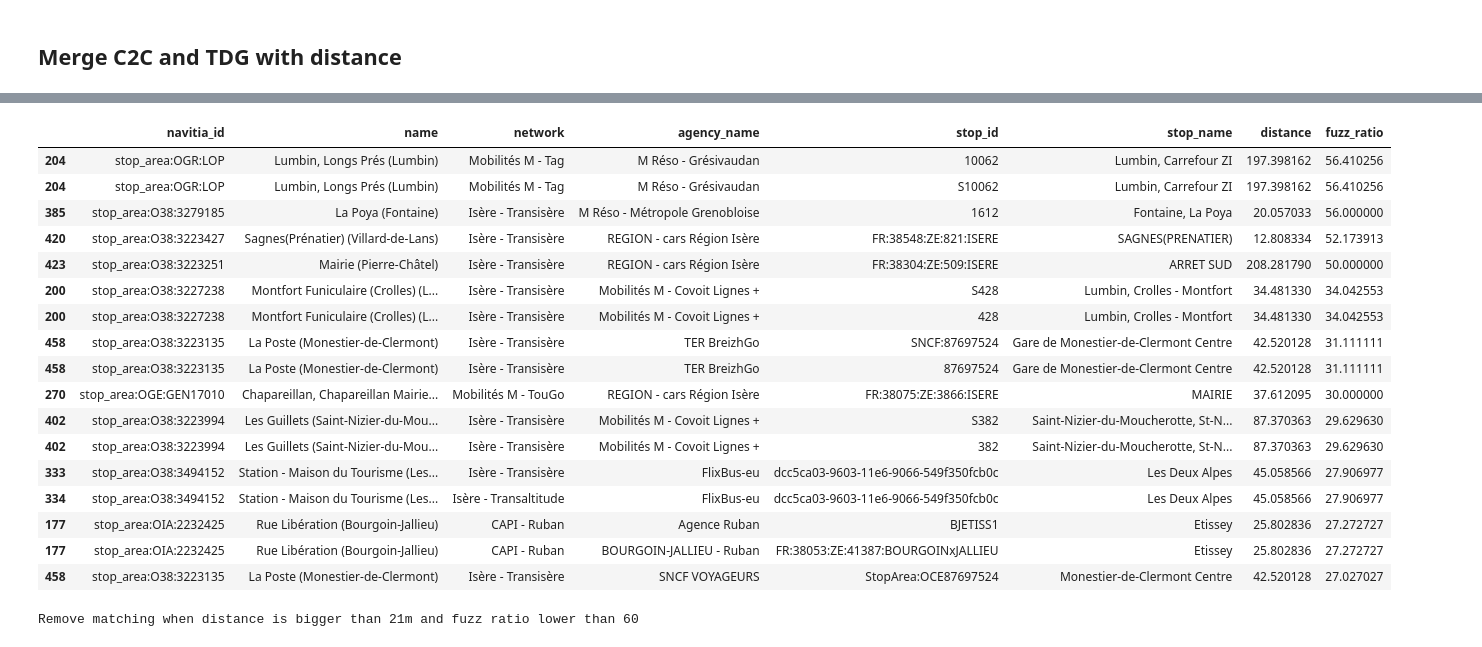
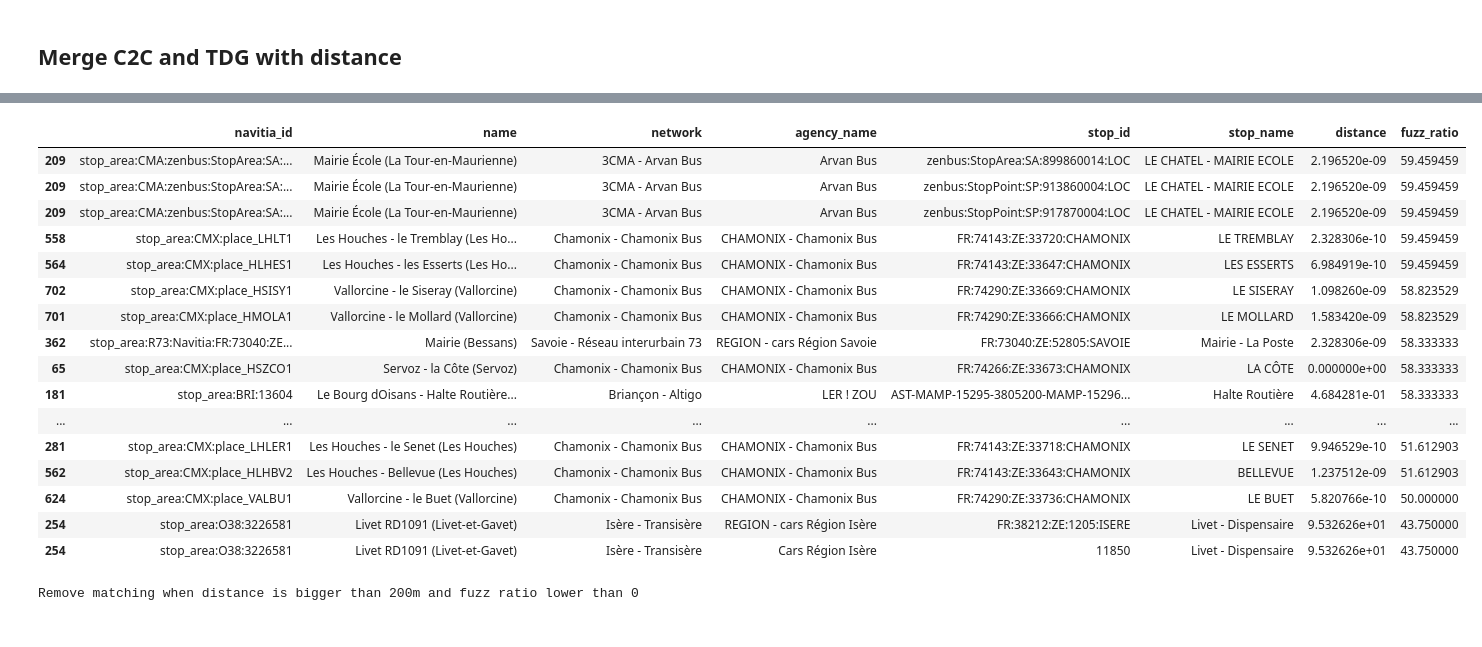
Before and after one commit to data-for-good-grenoble/mobilite_durable, a Jupyter notebook: src/notebooks/2025-11-04_NicolasGrosjean_compare_datasets.ipynb, the cells around one changed output, grey strips where cells are left out. Drawn from its saved outputs; the diff is of its cells as text; code cells hidden in the pictures.

```diff
--- a/src/notebooks/2025-11-04_NicolasGrosjean_compare_datasets.ipynb
+++ b/src/notebooks/2025-11-04_NicolasGrosjean_compare_datasets.ipynb
@@ -32,3 +43,5 @@ from src.settings import EPSG_WEB_MERCATOR, EPSG_WGS84
+# %%
+area_codes = ["38", "73", "74"]  # Isère, Savoie, Haute-Savoie
 # %%
 from src.processors.c2c import C2CBusStopsProcessor
 # %%
@@ -43,0 +61,14 @@ c2c_stops_gdf.head()
+# %%
+c2c_stops_df = (
+    gpd.sjoin(
+        c2c_stops_gdf.to_crs(EPSG_WGS84),
+        area_gdf[area_gdf["code"].isin(area_codes)].to_crs(EPSG_WGS84),
+    )
+    .loc[:, ["navitia_id"]]
+    .drop_duplicates()
+    .merge(c2c_stops_gdf, on="navitia_id", how="inner")
+)
+c2c_stops_gdf = gpd.GeoDataFrame(
+    c2c_stops_df, geometry="geometry", crs="EPSG:3857"
+)  # TODO: Remove this line when C2CBusStopsProcessor fixed
+print(f"{len(c2c_stops_gdf)} bus stops after area filtering")
@@ -83,7 +116,12 @@ len(c2c_expanded_stops_gdf["navitia_id"].unique())
 # %%
-tdg_stops_gdf = gpd.read_parquet(
-    os.path.join(os.getcwd(), "src/data/transportdatagouv/stops_38.parquet")
-)
+tdg_stops_gdf_list = []
+for area_code in ["38", "73", "74"]:
+    tdg_stops_gdf_list.append(
+        gpd.read_parquet(
+            os.path.join(os.getcwd(), f"src/data/transportdatagouv/stops_{area_code}.parquet")
+        )
+    )
+tdg_stops_gdf = pd.concat(tdg_stops_gdf_list, ignore_index=True)
 tdg_stops_gdf.head()
 # %% [output]
 |  | agency_id | agency_name | stop_id | stop_name | stop_code | stop_desc | stop_lines | geometry |
@@ -212,4 +244,4 @@ c2c_tdg_stops_gdf_sorted[c2c_tdg_stops_gdf_sorted["distance"] > 200]
 # %%
-c2c_tdg_max_dist = 220  # m
+c2c_tdg_max_dist = 200  # m
 print(f"Remove matching at distance bigger than {c2c_tdg_max_dist}m")
 # %% [output]
@@ -227,36 +259,35 @@ plt.show()
 # %%
-# Explore bad fuzzy matching with some distance
+# Explore bad fuzzy matching
 c2c_tdg_stops_gdf2_sorted = c2c_tdg_stops_gdf2[
-    (c2c_tdg_stops_gdf2["fuzz_ratio"] < 60) & (c2c_tdg_stops_gdf2["distance"] > 10)
+    c2c_tdg_stops_gdf2["fuzz_ratio"] < 60
 ].sort_values("fuzz_ratio", ascending=False)
 c2c_tdg_stops_gdf2_sorted[interesting_columns2]
 # %% [output]
 |  | navitia_id | name | network | agency_name | stop_id | stop_name | distance | fuzz_ratio |
-| 204 | stop_area:OGR:LOP | Lumbin, Longs Prés (Lumbin) | Mobilités M - Tag | M Réso - Grésivaudan | 10062 | Lumbin, Carrefour ZI | 197.398162 | 56.410256 |
-| 204 | stop_area:OGR:LOP | Lumbin, Longs Prés (Lumbin) | Mobilités M - Tag | M Réso - Grésivaudan | S10062 | Lumbin, Carrefour ZI | 197.398162 | 56.410256 |
-| 385 | stop_area:O38:3279185 | La Poya (Fontaine) | Isère - Transisère | M Réso - Métropole Grenobloise | 1612 | Fontaine, La Poya | 20.057033 | 56.000000 |
-| 420 | stop_area:O38:3223427 | Sagnes(Prénatier) (Villard-de-Lans) | Isère - Transisère | REGION - cars Région Isère | FR:38548:ZE:821:ISERE | SAGNES(PRENATIER) | 12.808334 | 52.173913 |
-| 423 | stop_area:O38:3223251 | Mairie (Pierre-Châtel) | Isère - Transisère | REGION - cars Région Isère | FR:38304:ZE:509:ISERE | ARRET SUD | 208.281790 | 50.000000 |
-| 200 | stop_area:O38:3227238 | Montfort Funiculaire (Crolles) (L... | Isère - Transisère | Mobilités M - Covoit Lignes + | S428 | Lumbin, Crolles - Montfort | 34.481330 | 34.042553 |
-| 200 | stop_area:O38:3227238 | Montfort Funiculaire (Crolles) (L... | Isère - Transisère | Mobilités M - Covoit Lignes + | 428 | Lumbin, Crolles - Montfort | 34.481330 | 34.042553 |
-| 458 | stop_area:O38:3223135 | La Poste (Monestier-de-Clermont) | Isère - Transisère | TER BreizhGo | SNCF:87697524 | Gare de Monestier-de-Clermont Centre | 42.520128 | 31.111111 |
-| 458 | stop_area:O38:3223135 | La Poste (Monestier-de-Clermont) | Isère - Transisère | TER BreizhGo | 87697524 | Gare de Monestier-de-Clermont Centre | 42.520128 | 31.111111 |
-| 270 | stop_area:OGE:GEN17010 | Chapareillan, Chapareillan Mairie... | Mobilités M - TouGo | REGION - cars Région Isère | FR:38075:ZE:3866:ISERE | MAIRIE | 37.612095 | 30.000000 |
-| 402 | stop_area:O38:3223994 | Les Guillets (Saint-Nizier-du-Mou... | Isère - Transisère | Mobilités M - Covoit Lignes + | S382 | Saint-Nizier-du-Moucherotte, St-N... | 87.370363 | 29.629630 |
-| 402 | stop_area:O38:3223994 | Les Guillets (Saint-Nizier-du-Mou... | Isère - Transisère | Mobilités M - Covoit Lignes + | 382 | Saint-Nizier-du-Moucherotte, St-N... | 87.370363 | 29.629630 |
-| 333 | stop_area:O38:3494152 | Station - Maison du Tourisme (Les... | Isère - Transisère | FlixBus-eu | dcc5ca03-9603-11e6-9066-549f350fcb0c | Les Deux Alpes | 45.058566 | 27.906977 |
-| 334 | stop_area:O38:3494152 | Station - Maison du Tourisme (Les... | Isère - Transaltitude | FlixBus-eu | dcc5ca03-9603-11e6-9066-549f350fcb0c | Les Deux Alpes | 45.058566 | 27.906977 |
-| 177 | stop_area:OIA:2232425 | Rue Libération (Bourgoin-Jallieu) | CAPI - Ruban | Agence Ruban | BJETISS1 | Etissey | 25.802836 | 27.272727 |
-| 177 | stop_area:OIA:2232425 | Rue Libération (Bourgoin-Jallieu) | CAPI - Ruban | BOURGOIN-JALLIEU - Ruban | FR:38053:ZE:41387:BOURGOINxJALLIEU | Etissey | 25.802836 | 27.272727 |
-| 458 | stop_area:O38:3223135 | La Poste (Monestier-de-Clermont) | Isère - Transisère | SNCF VOYAGEURS | StopArea:OCE87697524 | Monestier-de-Clermont Centre | 42.520128 | 27.027027 |
+| 209 | stop_area:CMA:zenbus:StopArea:SA:... | Mairie École (La Tour-en-Maurienne) | 3CMA - Arvan Bus | Arvan Bus | zenbus:StopArea:SA:899860014:LOC | LE CHATEL - MAIRIE ECOLE | 2.196520e-09 | 59.459459 |
+| 209 | stop_area:CMA:zenbus:StopArea:SA:... | Mairie École (La Tour-en-Maurienne) | 3CMA - Arvan Bus | Arvan Bus | zenbus:StopPoint:SP:913860004:LOC | LE CHATEL - MAIRIE ECOLE | 2.196520e-09 | 59.459459 |
+| 209 | stop_area:CMA:zenbus:StopArea:SA:... | Mairie École (La Tour-en-Maurienne) | 3CMA - Arvan Bus | Arvan Bus | zenbus:StopPoint:SP:917870004:LOC | LE CHATEL - MAIRIE ECOLE | 2.196520e-09 | 59.459459 |
+| 558 | stop_area:CMX:place_LHLT1 | Les Houches - le Tremblay (Les Ho... | Chamonix - Chamonix Bus | CHAMONIX - Chamonix Bus | FR:74143:ZE:33720:CHAMONIX | LE TREMBLAY | 2.328306e-10 | 59.459459 |
+| 564 | stop_area:CMX:place_HLHES1 | Les Houches - les Esserts (Les Ho... | Chamonix - Chamonix Bus | CHAMONIX - Chamonix Bus | FR:74143:ZE:33647:CHAMONIX | LES ESSERTS | 6.984919e-10 | 59.459459 |
+| 702 | stop_area:CMX:place_HSISY1 | Vallorcine - le Siseray (Vallorcine) | Chamonix - Chamonix Bus | CHAMONIX - Chamonix Bus | FR:74290:ZE:33669:CHAMONIX | LE SISERAY | 1.098260e-09 | 58.823529 |
+| 701 | stop_area:CMX:place_HMOLA1 | Vallorcine - le Mollard (Vallorcine) | Chamonix - Chamonix Bus | CHAMONIX - Chamonix Bus | FR:74290:ZE:33666:CHAMONIX | LE MOLLARD | 1.583420e-09 | 58.823529 |
+| 362 | stop_area:R73:Navitia:FR:73040:ZE... | Mairie (Bessans) | Savoie - Réseau interurbain 73 | REGION - cars Région Savoie | FR:73040:ZE:52805:SAVOIE | Mairie - La Poste | 2.328306e-09 | 58.333333 |
+| 65 | stop_area:CMX:place_HSZCO1 | Servoz - la Côte (Servoz) | Chamonix - Chamonix Bus | CHAMONIX - Chamonix Bus | FR:74266:ZE:33673:CHAMONIX | LA CÔTE | 0.000000e+00 | 58.333333 |
+| 181 | stop_area:BRI:13604 | Le Bourg dOisans - Halte Routière... | Briançon - Altigo | LER ! ZOU | AST-MAMP-15295-3805200-MAMP-15296... | Halte Routière | 4.684281e-01 | 58.333333 |
+| ... | ... | ... | ... | ... | ... | ... | ... | ... |
+| 281 | stop_area:CMX:place_LHLER1 | Les Houches - le Senet (Les Houches) | Chamonix - Chamonix Bus | CHAMONIX - Chamonix Bus | FR:74143:ZE:33718:CHAMONIX | LE SENET | 9.946529e-10 | 51.612903 |
+| 562 | stop_area:CMX:place_HLHBV2 | Les Houches - Bellevue (Les Houches) | Chamonix - Chamonix Bus | CHAMONIX - Chamonix Bus | FR:74143:ZE:33643:CHAMONIX | BELLEVUE | 1.237512e-09 | 51.612903 |
+| 624 | stop_area:CMX:place_VALBU1 | Vallorcine - le Buet (Vallorcine) | Chamonix - Chamonix Bus | CHAMONIX - Chamonix Bus | FR:74290:ZE:33736:CHAMONIX | LE BUET | 5.820766e-10 | 50.000000 |
+| 254 | stop_area:O38:3226581 | Livet RD1091 (Livet-et-Gavet) | Isère - Transisère | REGION - cars Région Isère | FR:38212:ZE:1205:ISERE | Livet - Dispensaire | 9.532626e+01 | 43.750000 |
+| 254 | stop_area:O38:3226581 | Livet RD1091 (Livet-et-Gavet) | Isère - Transisère | Cars Région Isère | 11850 | Livet - Dispensaire | 9.532626e+01 | 43.750000 |
 # %%
-min_fuzz_ratio = 60
-max_fuzz_ratio_dist = 21
+min_fuzz_ratio = 0
+max_fuzz_ratio_dist = c2c_tdg_max_dist
 print(
     f"Remove matching when distance is bigger than {max_fuzz_ratio_dist}m and fuzz ratio lower than {min_fuzz_ratio}"
 )
 # %% [output]
-Remove matching when distance is bigger than 21m and fuzz ratio lower than 60
+Remove matching when distance is bigger than 200m and fuzz ratio lower than 0
 # %%
 c2c_tdg_stops_gdf3 = c2c_tdg_stops_gdf2[
     (c2c_tdg_stops_gdf2["fuzz_ratio"] > min_fuzz_ratio)
```
Also changed, not shown: parts of 28 cells of this notebook.
